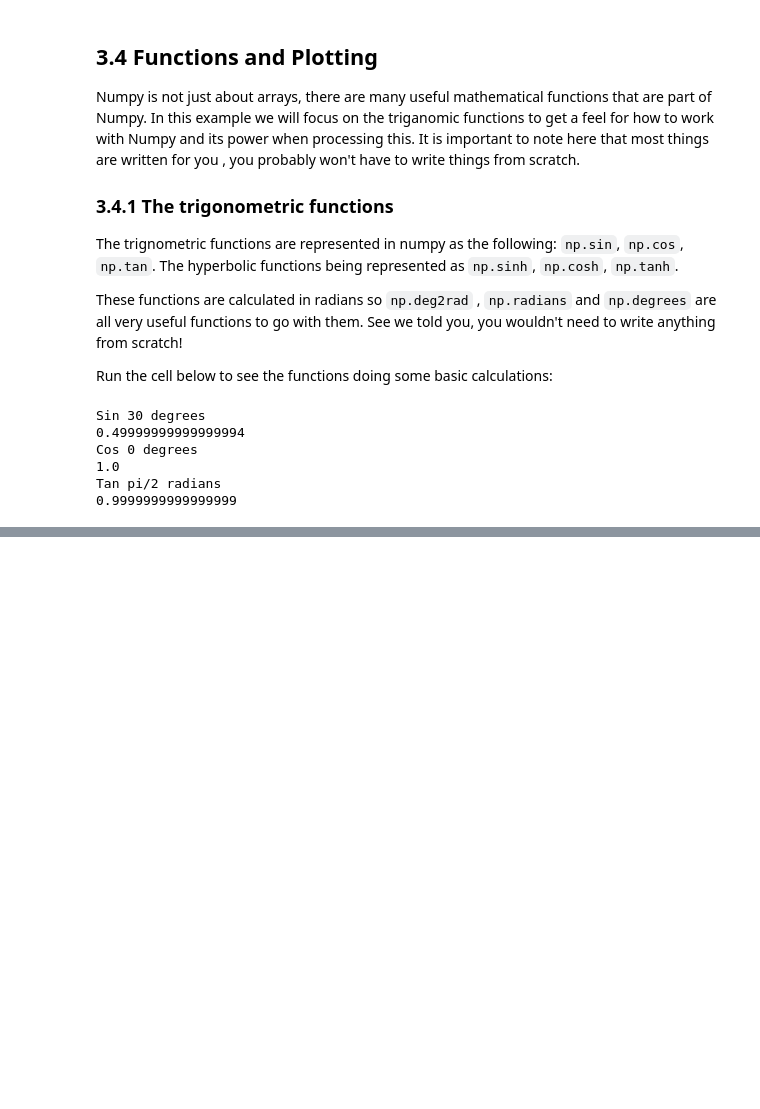
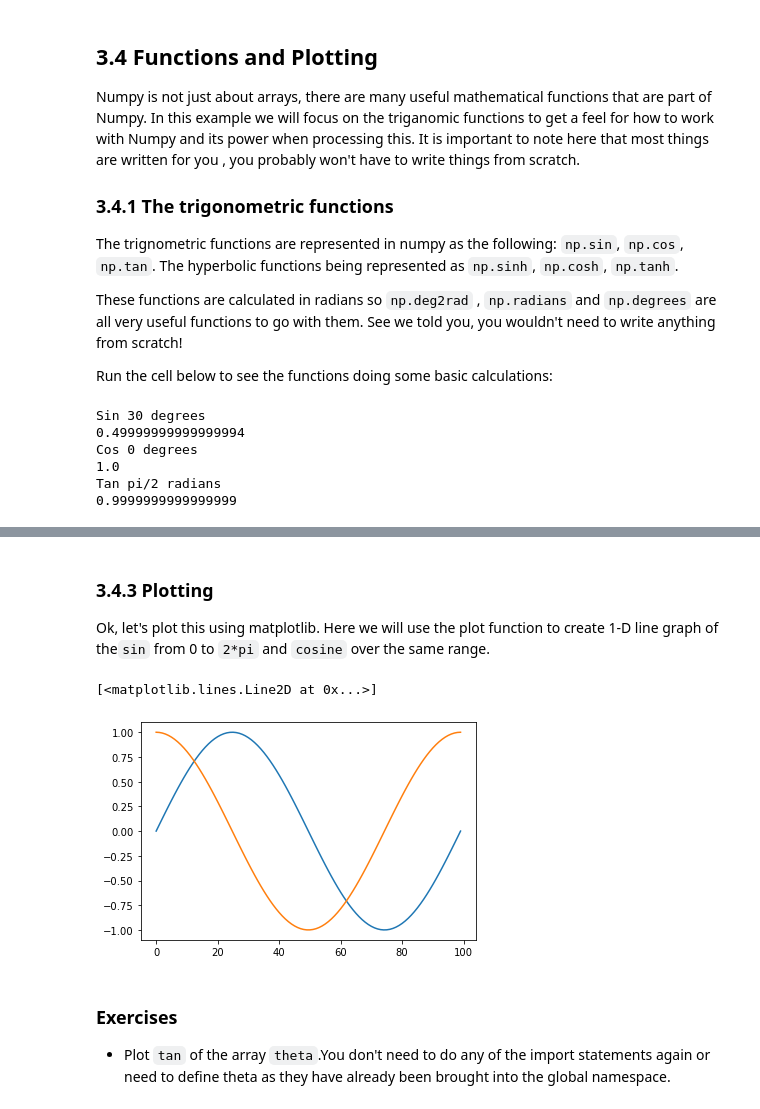
Before and after one commit to rosalindfranklininstitute/phd-training-2022, a Jupyter notebook: session_2/Introduction_to_numpy.ipynb, the cells around one changed output, grey strips where cells are left out. Drawn from its saved outputs; the diff is of its cells as text; code cells hidden in the pictures; blank space fills up the shorter version.

```diff
--- a/session_2/Introduction_to_numpy.ipynb
+++ b/session_2/Introduction_to_numpy.ipynb
@@ -255,0 +260,22 @@ Tan pi/2 radians
+# %%
+theta = np.linspace(0, 2*np.pi, 100)
+
+y = np.sin(theta)
+z = np.cos(theta)
+# %% [markdown]
+### 3.4.3 Plotting
+
+Ok, let's plot this using matplotlib. Here we will use the plot function to create 1-D line graph of the`sin` from 0 to `2*pi` and `cosine` over the same range.
+# %%
+import matplotlib.pyplot as plt
+%matplotlib inline
+
+plt.plot(y)
+plt.plot(z)
+# %% [output]
+[<matplotlib.lines.Line2D at 0x...>]
+[figure, added]
+# %% [markdown]
+### Exercises
+
+* Plot `tan` of the array `theta`.You don't need to do any of the import statements again or need to define theta as they have already been brought into the global namespace.
```
Also changed, not shown: parts of 9 cells of this notebook.
